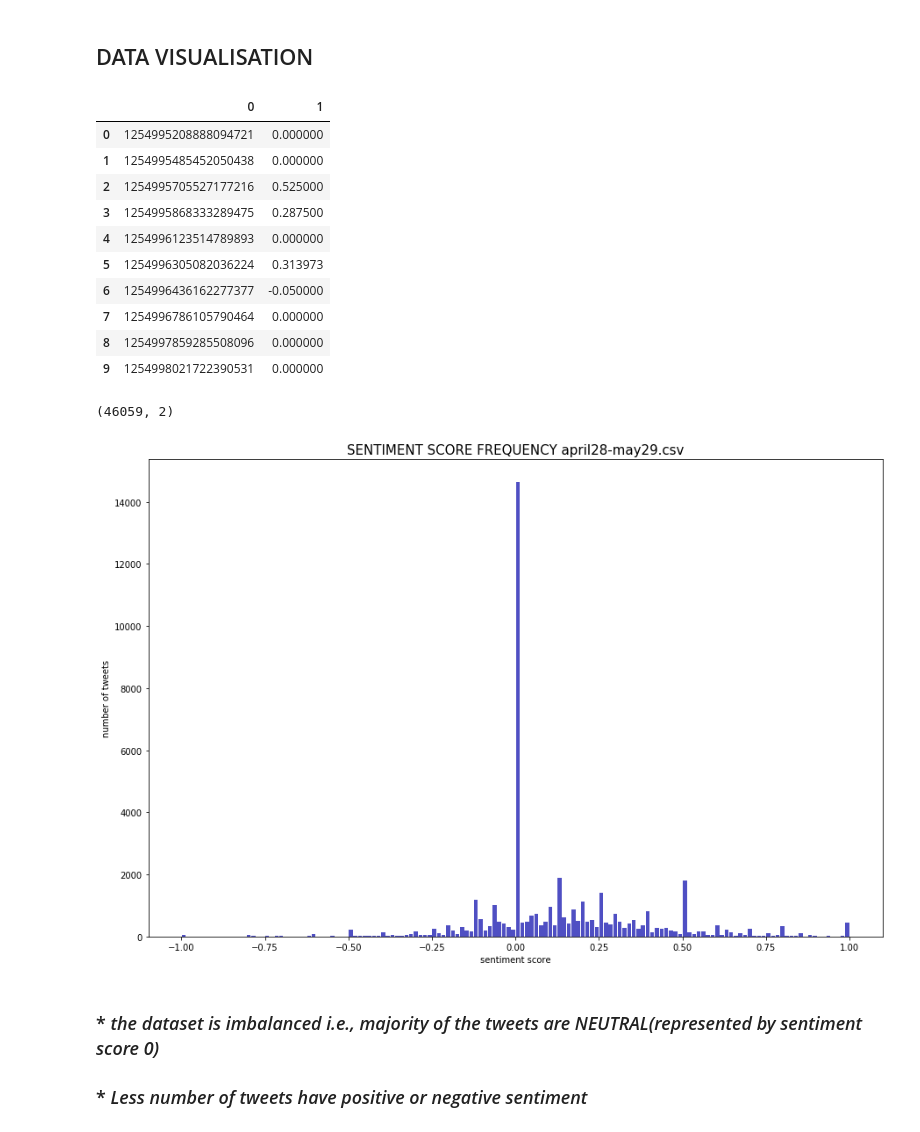
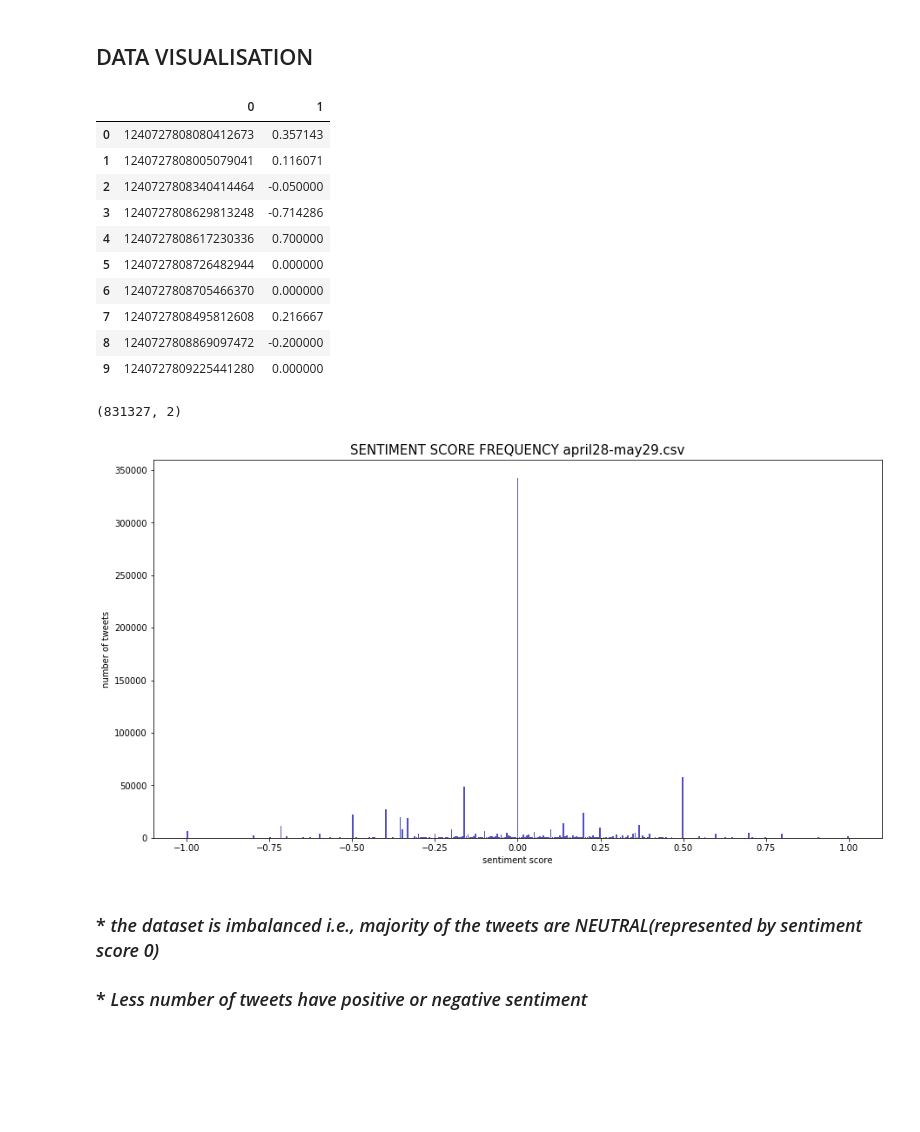
Before and after one commit to kritika2611/TWITTER-SENTIMENT-ANALYSIS-OF-COVID-19, a Jupyter notebook: SENTIMENT ANALYSIS.ipynb, the cells around one changed output. Saved outputs shown, nothing was run; the diff lists cells and outputs as text; code cells hidden in the pictures; blank space fills up the shorter version.

Commit message:
training on 3.5L data

```diff
--- a/SENTIMENT ANALYSIS.ipynb
+++ b/SENTIMENT ANALYSIS.ipynb
@@ -6,37 +6,37 @@ import pandas as pd
 import matplotlib.pyplot as plt
 from mpl_toolkits.mplot3d import axes3d
 # %%
-file1=pd.read_csv('IEEE dataset/ORIGINAL DATA/april28-may29.csv',header=None)
+file1=pd.read_csv('IEEE dataset/ORIGINAL DATA/corona_tweets_01.csv',header=None)
 # %%
 file1.head(n=10)
 # %% [output]
 |  | 0 | 1 |
-| 0 | 1254995208888094721 | 0.000000 |
-| 1 | 1254995485452050438 | 0.000000 |
-| 2 | 1254995705527177216 | 0.525000 |
-| 3 | 1254995868333289475 | 0.287500 |
-| 4 | 1254996123514789893 | 0.000000 |
-| 5 | 1254996305082036224 | 0.313973 |
-| 6 | 1254996436162277377 | -0.050000 |
-| 7 | 1254996786105790464 | 0.000000 |
-| 8 | 1254997859285508096 | 0.000000 |
-| 9 | 1254998021722390531 | 0.000000 |
+| 0 | 1240727808080412673 | 0.357143 |
+| 1 | 1240727808005079041 | 0.116071 |
+| 2 | 1240727808340414464 | -0.050000 |
+| 3 | 1240727808629813248 | -0.714286 |
+| 4 | 1240727808617230336 | 0.700000 |
+| 5 | 1240727808726482944 | 0.000000 |
+| 6 | 1240727808705466370 | 0.000000 |
+| 7 | 1240727808495812608 | 0.216667 |
+| 8 | 1240727808869097472 | -0.200000 |
+| 9 | 1240727809225441280 | 0.000000 |
 # %%
 file1.shape
 # %% [output]
-(46059, 2)
+(831327, 2)
 # %%
 sent_score=file1.values[:,1]                 #sentiment score
 # %%
-plt.figure(figsize=(15,10))
+plt.figure(figsize=(15,8))
 n, bins, patches = plt.hist(x=sent_score, bins='auto', color='#0504aa',
                             alpha=0.7, rwidth=0.85)
 plt.xlabel('sentiment score')
 plt.ylabel('number of tweets')
 plt.title('SENTIMENT SCORE FREQUENCY april28-may29.csv',fontsize=15)
 plt.show()
 # %% [output]
-[figure, old version]
+[figure, new version]
 # %% [markdown]
 
 ### * *the dataset is imbalanced i.e., majority of the tweets are NEUTRAL(represented by sentiment score 0)*
```
Also changed, not shown: parts of 32 cells of this notebook.
